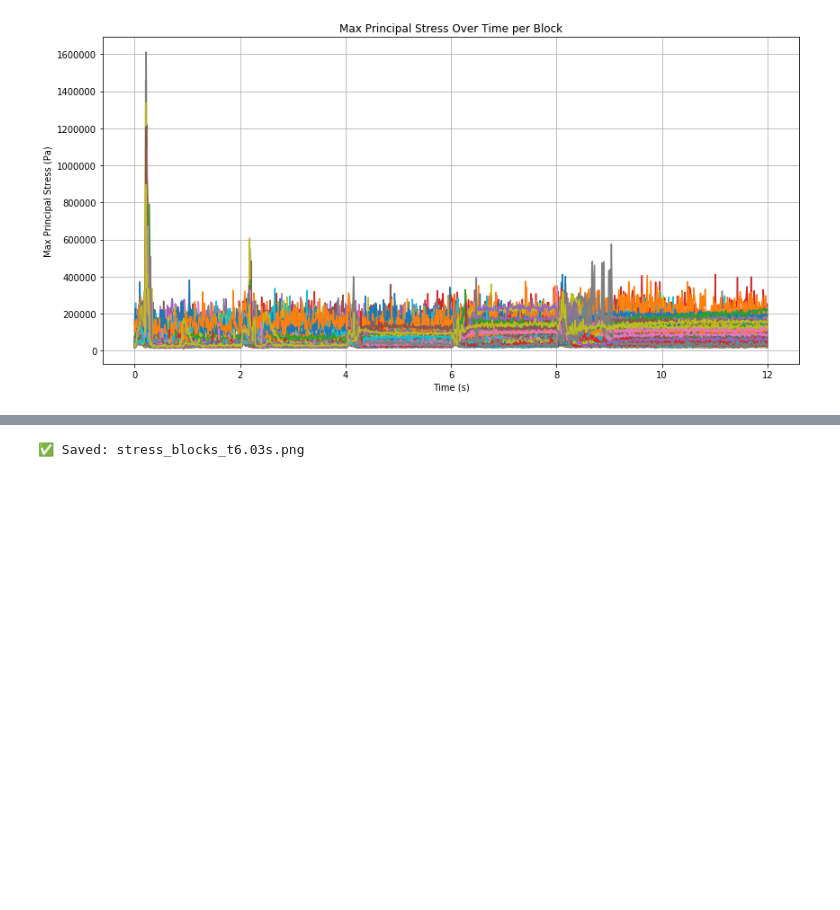
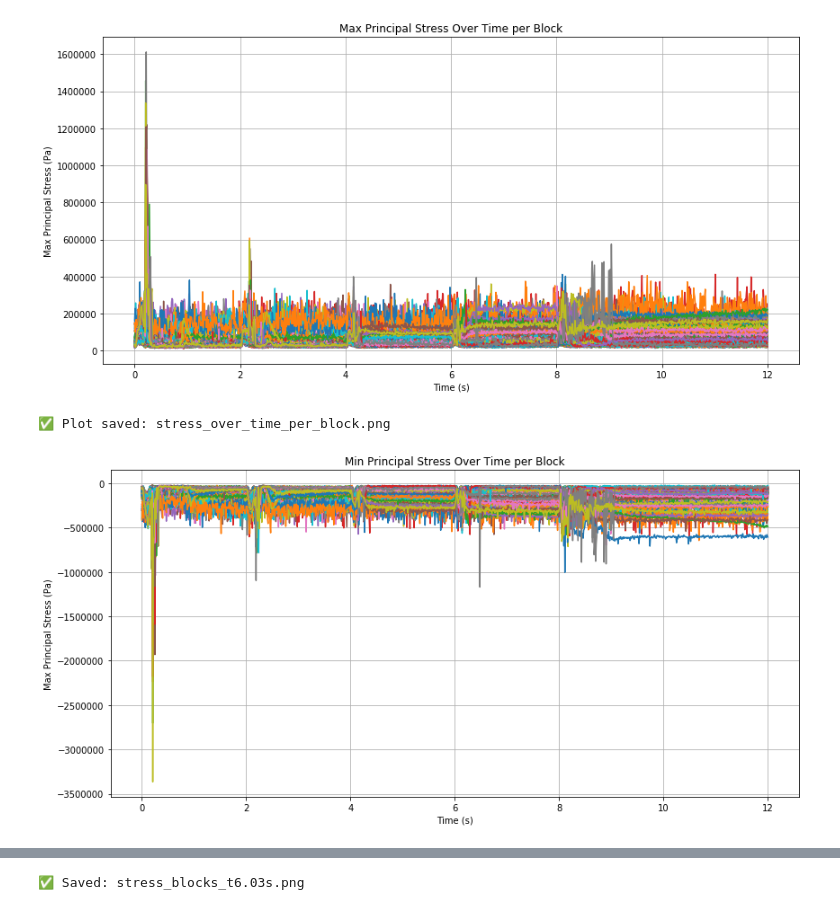
Before and after one commit to ThomasPennockTU/Thesis_Repository, a Jupyter notebook: workfolder/stresses_in_blocks/stresses_in_blocks.ipynb, the cells around one changed output, grey strips where cells are left out. Cells and saved outputs as stored; diff of their text form; code cells hidden in the pictures; blank space fills up the shorter version.

```diff
--- a/workfolder/stresses_in_blocks/stresses_in_blocks.ipynb
+++ b/workfolder/stresses_in_blocks/stresses_in_blocks.ipynb
@@ -34,3 +34,35 @@ plt.show()
 # %% [output]
 ✅ Plot saved: stress_over_time_per_block.png
 [figure]
+# %%
+
+# -*- coding: utf-8 -*-
+import matplotlib.pyplot as plt
+import pandas as pd
+
+# --- Load CSV ---
+csv_path = 'min_principal_stress_per_block_H06.csv'
+df = pd.read_csv(csv_path)
+
+# --- Extract time and block columns ---
+time = df['Time']
+block_columns = df.columns.drop('Time')
+# print(df.head())
+# --- Plot ---
+plt.figure(figsize=(12, 6))
+
+for block in block_columns:
+    plt.plot(time, df[block], label=block)
+
+plt.title("Min Principal Stress Over Time per Block")
+plt.xlabel("Time (s)")
+plt.ylabel("Max Principal Stress (Pa)")
+plt.grid(True)
+# plt.legend(loc='upper right', fontsize='small', ncol=2)
+plt.tight_layout()
+# plt.savefig("stress_over_time_per_block.png")
+print("✅ Plot saved: stress_over_time_per_block.png")
+plt.show()
+# %% [output]
+✅ Plot saved: stress_over_time_per_block.png
+[figure, added]
```
Also changed, not shown: parts of 1 cell of this notebook, 2 other files.
